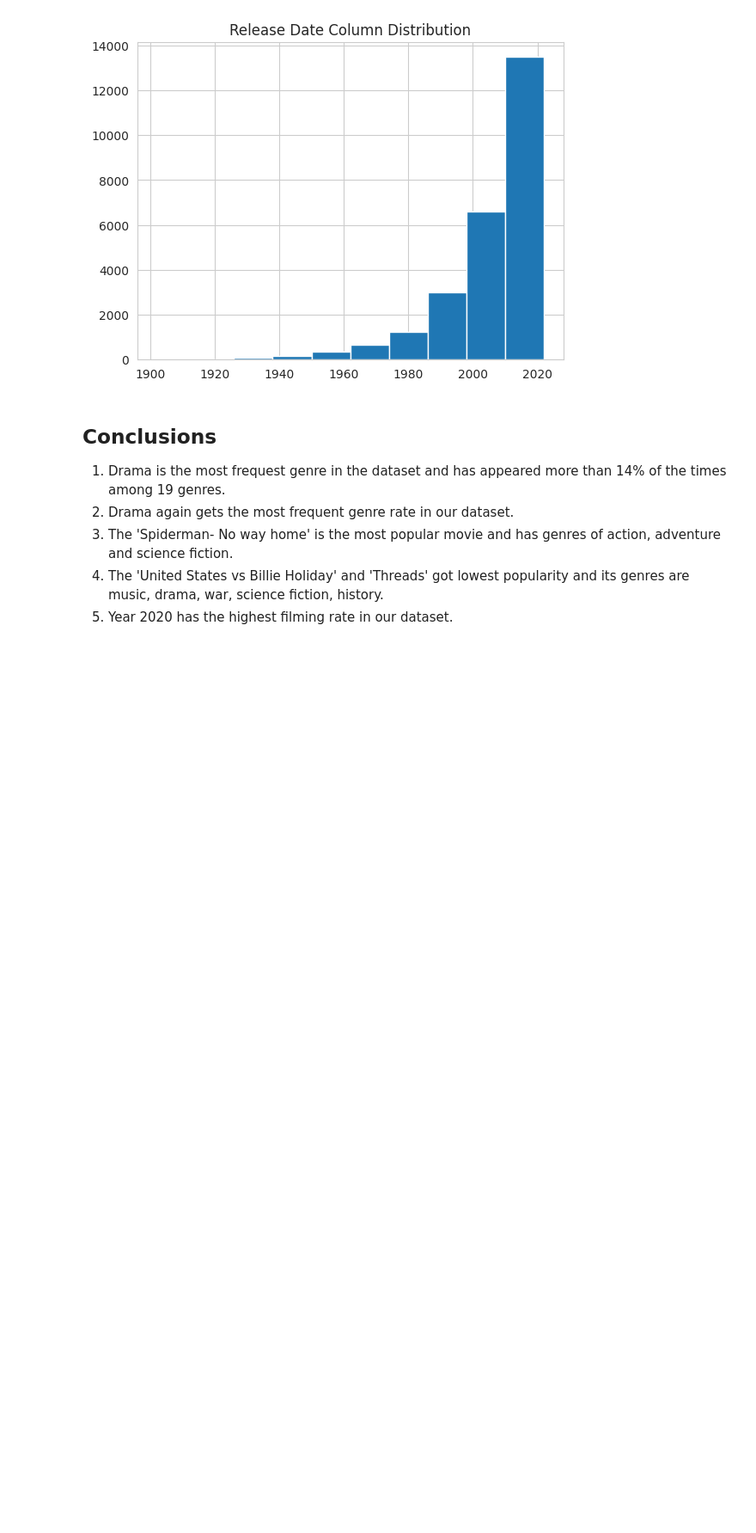
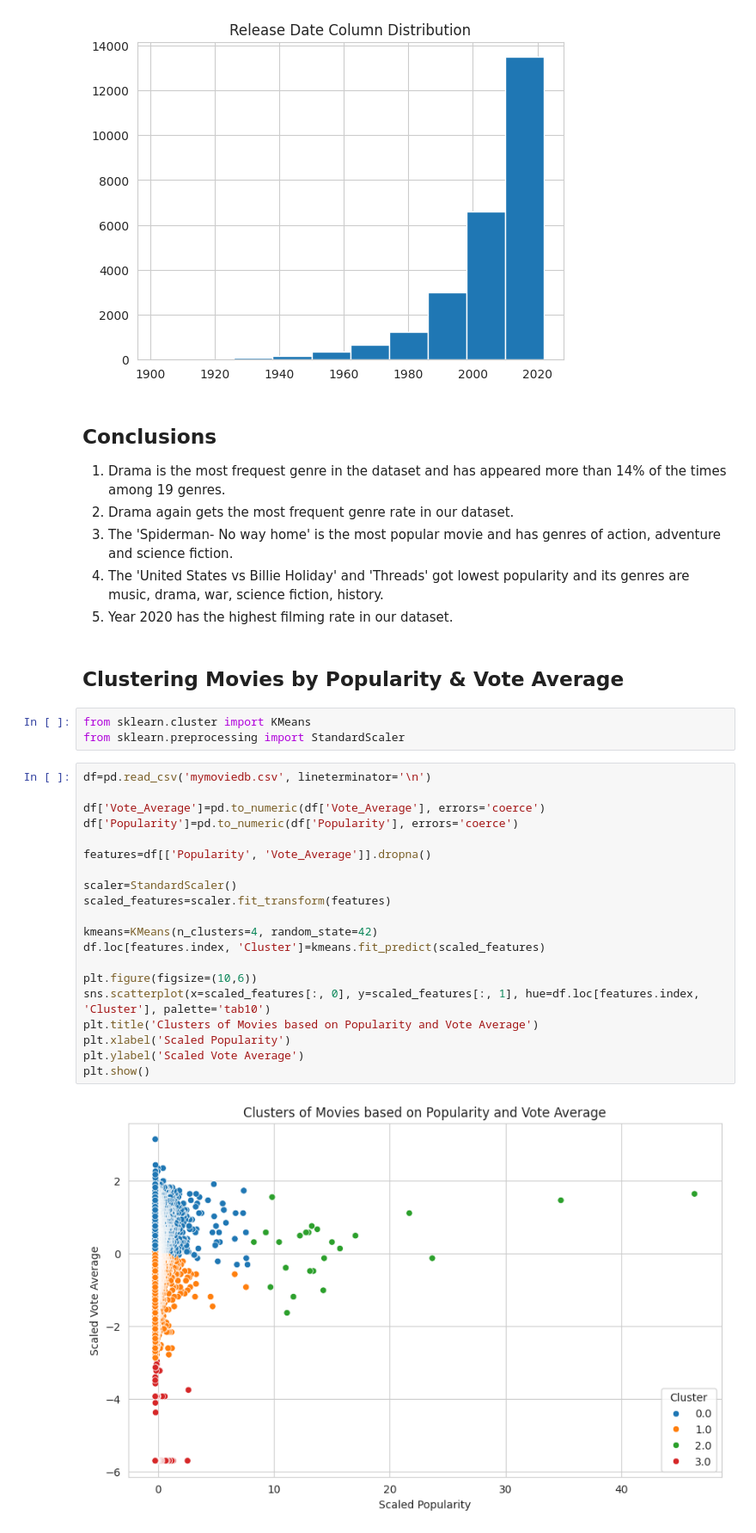
Before and after one commit to Rashipotey/Netflix-Data-Analysis, a Jupyter notebook: Netflix_Data_Analysis.ipynb, the cells around one changed output. Shown: that part at 86% size. Drawn from its saved outputs; the diff is of its cells as text; blank space fills up the shorter version.

```diff
--- a/Netflix_Data_Analysis.ipynb
+++ b/Netflix_Data_Analysis.ipynb
@@ -259,3 +259,30 @@ plt.show()
 3. The 'Spiderman- No way home' is the most popular movie and has genres of action, adventure and science fiction.
 4. The 'United States vs Billie Holiday' and 'Threads' got lowest popularity and its genres are music, drama, war, science fiction, history.
 5. Year 2020 has the highest filming rate in our dataset.
+# %% [markdown]
+## Clustering Movies by Popularity & Vote Average
+# %%
+from sklearn.cluster import KMeans
+from sklearn.preprocessing import StandardScaler
+# %%
+df=pd.read_csv('mymoviedb.csv', lineterminator='\n')
+
+df['Vote_Average']=pd.to_numeric(df['Vote_Average'], errors='coerce')
+df['Popularity']=pd.to_numeric(df['Popularity'], errors='coerce')
+
+features=df[['Popularity', 'Vote_Average']].dropna()
+
+scaler=StandardScaler()
+scaled_features=scaler.fit_transform(features)
+
+kmeans=KMeans(n_clusters=4, random_state=42)
+df.loc[features.index, 'Cluster']=kmeans.fit_predict(scaled_features)
+
+plt.figure(figsize=(10,6))
+sns.scatterplot(x=scaled_features[:, 0], y=scaled_features[:, 1], hue=df.loc[features.index, 'Cluster'], palette='tab10')
+plt.title('Clusters of Movies based on Popularity and Vote Average')
+plt.xlabel('Scaled Popularity')
+plt.ylabel('Scaled Vote Average')
+plt.show()
+# %% [output]
+[figure, added]
```
Also changed, not shown: parts of 2 cells of this notebook.
